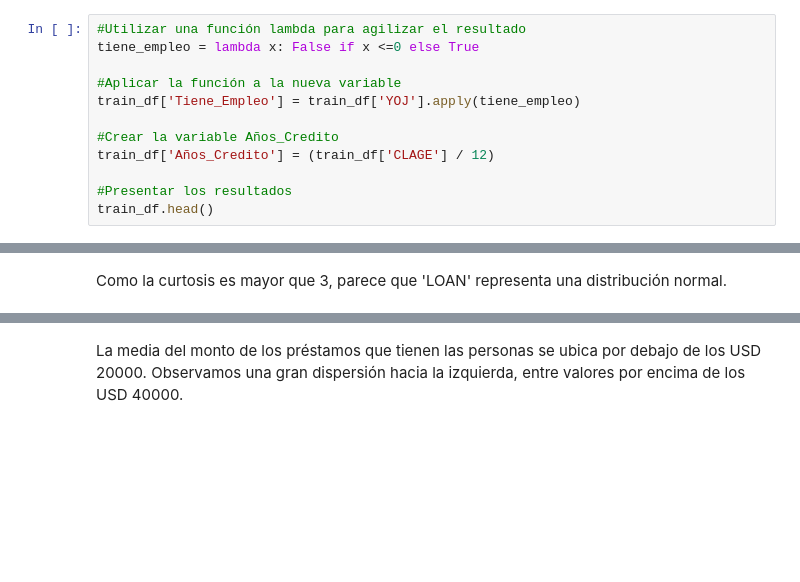
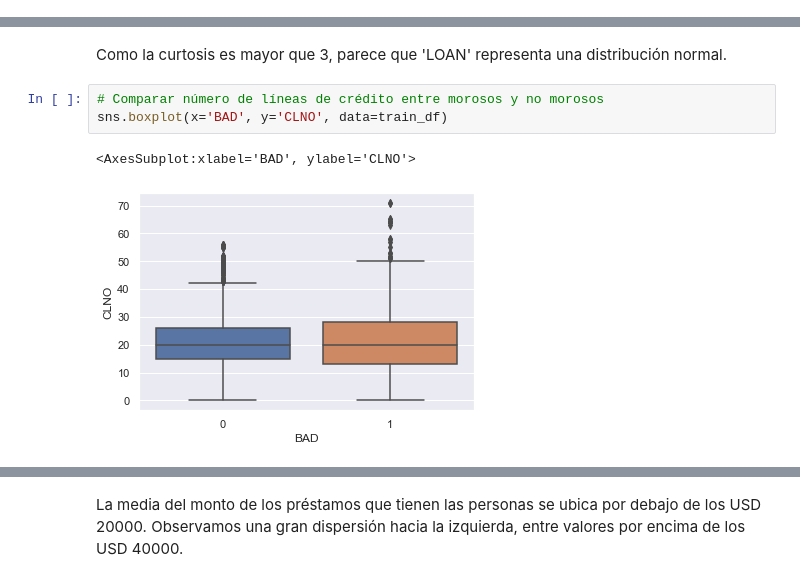
Before and after one commit to HelgaZambrana/data-science-coderhouse, a Jupyter notebook: ProyectoFinal_RiesgoCrediticio.ipynb, the cells around one changed output, grey strips where cells are left out. Saved outputs shown, nothing was run; the diff lists cells and outputs as text; blank space fills up the shorter version.

```diff
--- a/ProyectoFinal_RiesgoCrediticio.ipynb
+++ b/ProyectoFinal_RiesgoCrediticio.ipynb
@@ -390,12 +387,0 @@ Transformaremos la variable 'YOJ' a una booleana de Empleo o Desempleo y transfo
-# %%
-#Utilizar una función lambda para agilizar el resultado
-tiene_empleo = lambda x: False if x <=0 else True
-
-#Aplicar la función a la nueva variable
-train_df['Tiene_Empleo'] = train_df['YOJ'].apply(tiene_empleo)
-
-#Crear la variable Años_Credito
-train_df['Años_Credito'] = (train_df['CLAGE'] / 12)
-
-#Presentar los resultados
-train_df.head()
@@ -435,3 +443,9 @@ distorsión: 1.965910
 curtosis: 6.637139
 # %% [markdown]
 Como la curtosis es mayor que 3, parece que 'LOAN' representa una distribución normal.
+# %%
+# Comparar número de líneas de crédito entre morosos y no morosos
+sns.boxplot(x='BAD', y='CLNO', data=train_df)
+# %% [output]
+<AxesSubplot:xlabel='BAD', ylabel='CLNO'>
+[figure, added]
```
Also changed, not shown: parts of 18 cells of this notebook.
